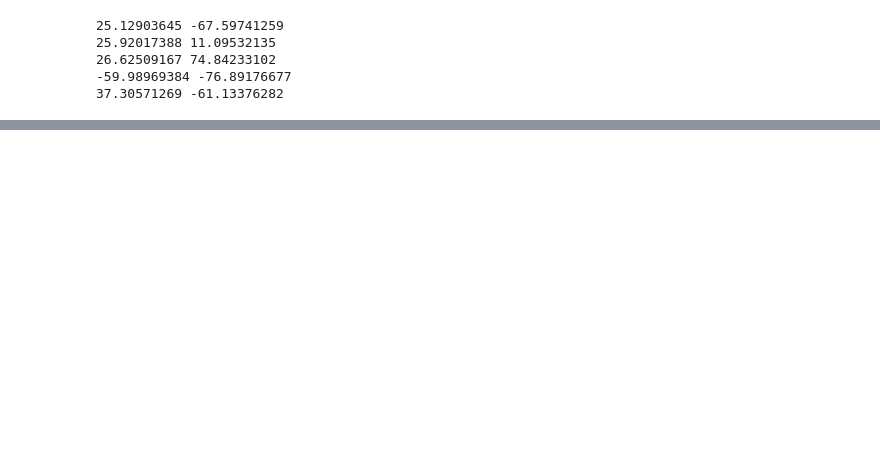
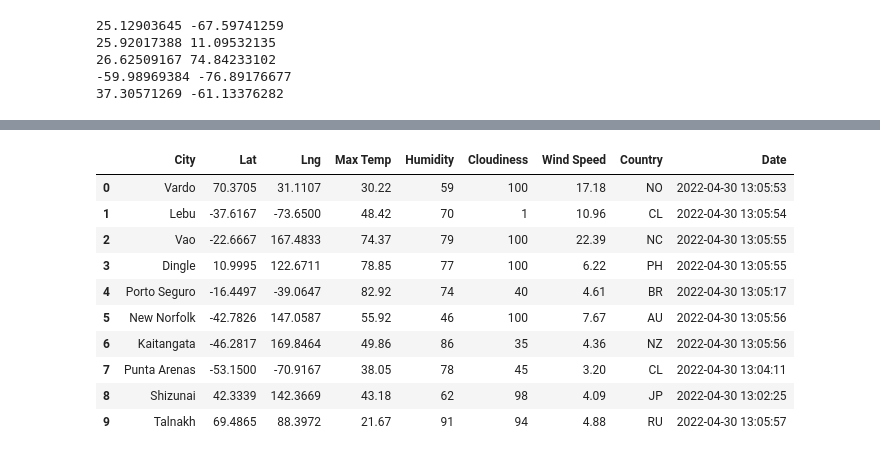
Before and after one commit to assuahborsah/World_Weather_Analysis, a Jupyter notebook: API_practice.ipynb, the cells around one changed output, grey strips where cells are left out. Drawn from its saved outputs; the diff is of its cells as text; code cells hidden in the pictures; blank space fills up the shorter version.

```diff
--- a/API_practice.ipynb
+++ b/API_practice.ipynb
@@ -24,0 +125,5 @@ for coordinate in coordinates:
+# %%
+# Create an endpoint URL for a city.
+city_url = url + "&q=" + "Boston"
+city_weather = requests.get(city_url)
+city_weather.json()
@@ -24,0 +333,16 @@ for coordinate in coordinates:
+# %%
+# Convert the array of dictionaries to a Pandas DataFrame.
+city_data_df = pd.DataFrame(city_data)
+city_data_df.head(10)
+# %% [output]
+|  | City | Lat | Lng | Max Temp | Humidity | Cloudiness | Wind Speed | Country | Date |
+| 0 | Vardo | 70.3705 | 31.1107 | 30.22 | 59 | 100 | 17.18 | NO | 2022-04-30 13:05:53 |
+| 1 | Lebu | -37.6167 | -73.6500 | 48.42 | 70 | 1 | 10.96 | CL | 2022-04-30 13:05:54 |
+| 2 | Vao | -22.6667 | 167.4833 | 74.37 | 79 | 100 | 22.39 | NC | 2022-04-30 13:05:55 |
+| 3 | Dingle | 10.9995 | 122.6711 | 78.85 | 77 | 100 | 6.22 | PH | 2022-04-30 13:05:55 |
+| 4 | Porto Seguro | -16.4497 | -39.0647 | 82.92 | 74 | 40 | 4.61 | BR | 2022-04-30 13:05:17 |
+| 5 | New Norfolk | -42.7826 | 147.0587 | 55.92 | 46 | 100 | 7.67 | AU | 2022-04-30 13:05:56 |
+| 6 | Kaitangata | -46.2817 | 169.8464 | 49.86 | 86 | 35 | 4.36 | NZ | 2022-04-30 13:05:56 |
+| 7 | Punta Arenas | -53.1500 | -70.9167 | 38.05 | 78 | 45 | 3.20 | CL | 2022-04-30 13:04:11 |
+| 8 | Shizunai | 42.3339 | 142.3669 | 43.18 | 62 | 98 | 4.09 | JP | 2022-04-30 13:02:25 |
+| 9 | Talnakh | 69.4865 | 88.3972 | 21.67 | 91 | 94 | 4.88 | RU | 2022-04-30 13:05:57 |
```
Also changed, not shown: parts of 37 cells of this notebook, 3 other files.
